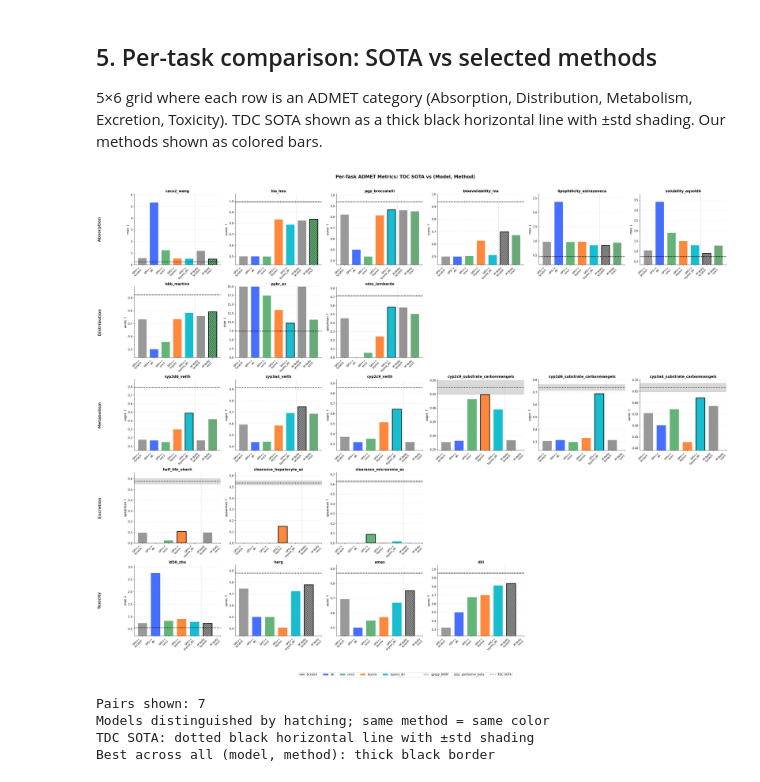
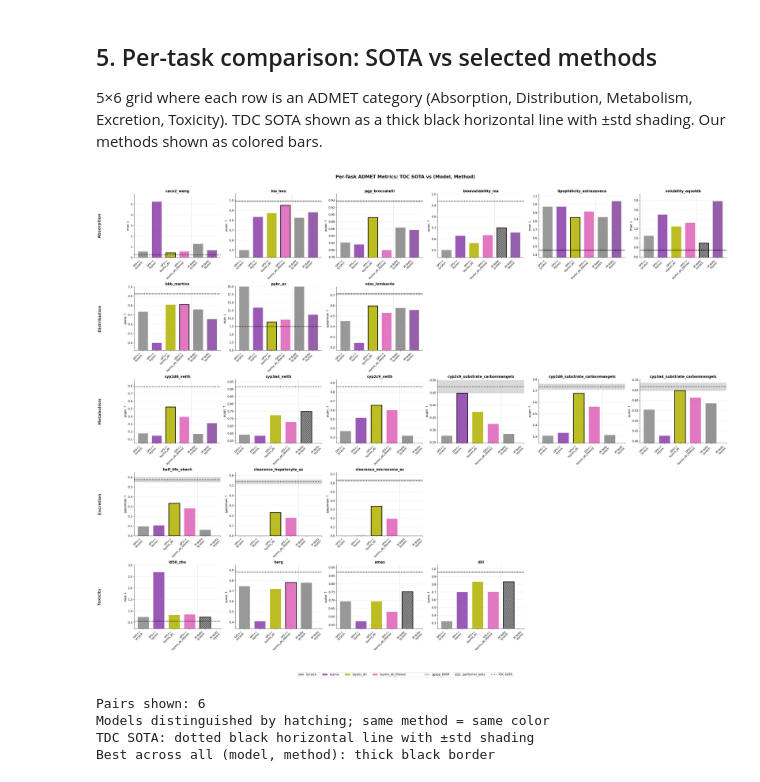
Before and after one commit to seonghyun26/graphium, a Jupyter notebook: notebooks/00_results_dashboard.ipynb, the cells around one changed output. Drawn from its saved outputs; the diff is of its cells as text; code cells hidden in the pictures.

```diff
--- a/notebooks/00_results_dashboard.ipynb
+++ b/notebooks/00_results_dashboard.ipynb
@@ -703,7 +704,8 @@ TDC SOTA shown as a thick black horizontal line with ±std shading. Our methods
 # === Config: select which methods to compare alongside TDC SOTA ===
 # Set to None to auto-include all available methods, or specify a list like:
 # SELECTED_METHODS = ['Scratch', 'toymix', 'toymix_dti']  # or set to None for all
-SELECTED_METHODS = ['Scratch', 'toymix', 'dti', 'rxrx3', 'bbbc047', 'toymix_dti']
+# SELECTED_METHODS = ['Scratch', 'toymix', 'largemix', 'toymix_dti_filtered','dti', 'rxrx3', 'bbbc047', 'toymix_dti']
+SELECTED_METHODS = ['Scratch', 'toymix', 'toymix_dti_filtered', 'toymix_dti']
 
 # Per-task y-axis overrides: {task: (ymin, ymax)} — set either to None to auto-compute
 TASK_YLIM_OVERRIDES = {
@@ -855,35 +857,35 @@ if len(admet_df) > 0 and admet_df['primary_metric'].notna().any():
         if meth not in seen_methods:
             seen_methods.append(meth)
     for meth in seen_methods:
         legend_handles.append(Patch(facecolor=method_colors.get(meth, '#466eff'),
                                     edgecolor='white', label=meth))
     # Separator
     legend_handles.append(Patch(facecolor='none', edgecolor='none', label=''))
     # Model hatching
     for model in MODELS_TO_SHOW:
         h = model_hatches.get(model, '')
         legend_handles.append(Patch(facecolor='#cccccc', hatch=h,
                                     edgecolor='grey' if h else 'white', label=model))
     legend_handles.append(Line2D([0], [0], color='black', linewidth=2.5,
                                  linestyle=':', label='TDC SOTA'))
     fig.legend(handles=legend_handles, loc='lower center',
                ncol=min(len(legend_handles), 10), fontsize=11,
                bbox_to_anchor=(0.5, -0.02), frameon=True)
 
     fig.suptitle('Per-Task ADMET Metrics: TDC SOTA vs (Model, Method)',
                  fontsize=18, fontweight='bold')
     plt.tight_layout(rect=[0.03, 0.03, 1, 0.97])
     plt.show()
 
     print(f"\nPairs shown: {len(pairs_to_plot)}")
     print("Models distinguished by hatching; same method = same color")
     print("TDC SOTA: dotted black horizontal line with \u00b1std shading")
     print("Best across all (model, method): thick black border")
 else:
     print("No ADMET results to plot.")
 # %% [output]
-[figure, old version]
+[figure, new version]
-Pairs shown: 7
+Pairs shown: 6
 Models distinguished by hatching; same method = same color
 TDC SOTA: dotted black horizontal line with ±std shading
 Best across all (model, method): thick black border
```
Also changed, not shown: parts of 6 cells of this notebook, 52 other files.
